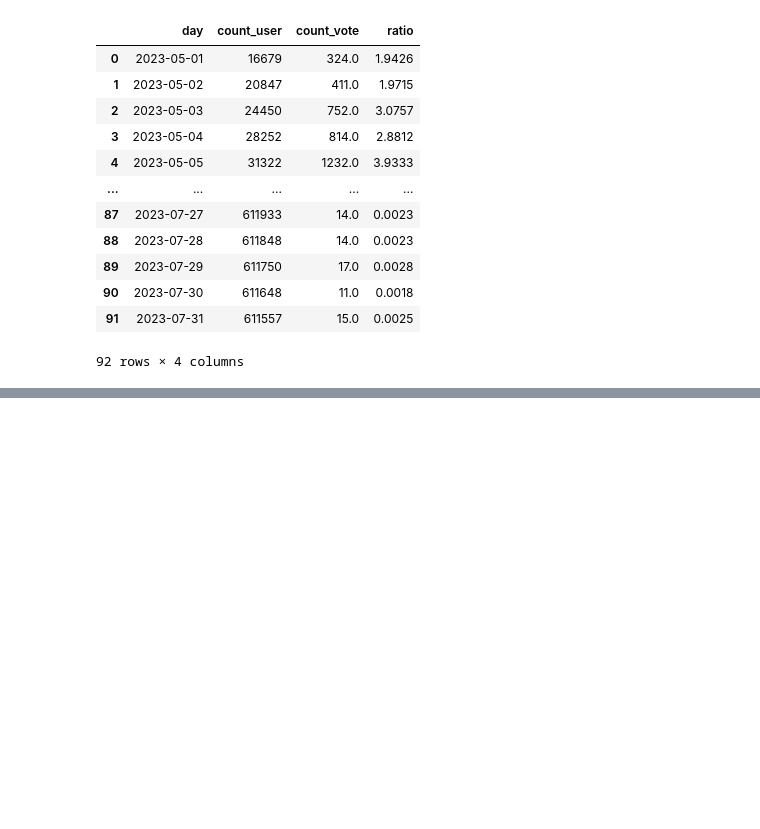
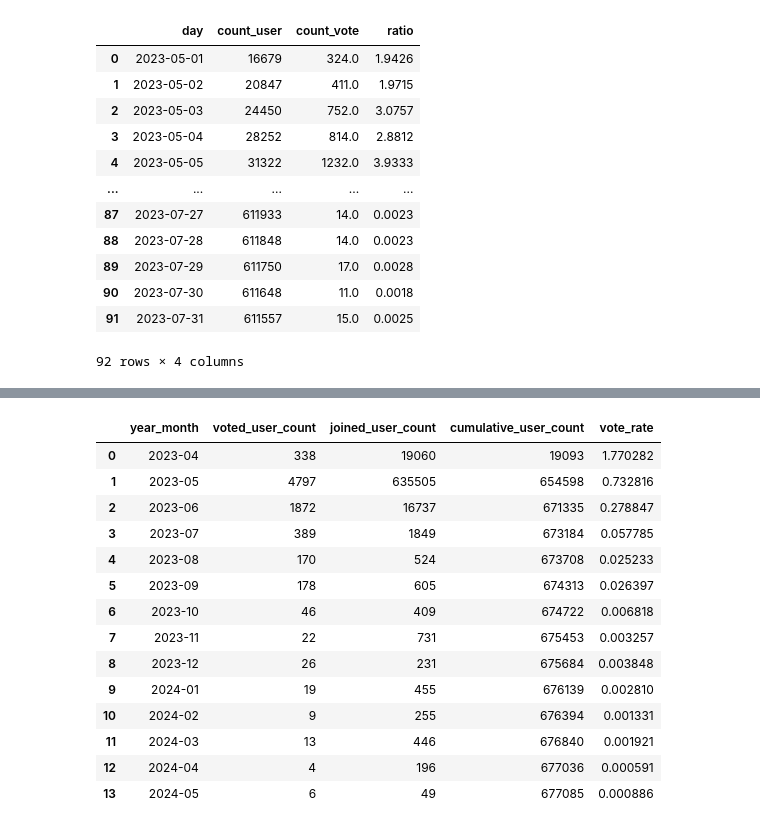
Before and after one commit to saeraniren/advanced_project, a Jupyter notebook: 고급_accounts_userquestionrecord_투표기록.ipynb, the cells around one changed output, grey strips where cells are left out. Drawn from its saved outputs; the diff is of its cells as text; code cells hidden in the pictures; blank space fills up the shorter version.

```diff
--- a/고급_accounts_userquestionrecord_투표기록.ipynb
+++ b/고급_accounts_userquestionrecord_투표기록.ipynb
@@ -936,0 +947,10 @@ vote_rate_df
+# %%
+# created_at이 datetime 형식인지 확인
+userquestionrecord_df['created_at'] = pd.to_datetime(userquestionrecord_df['created_at'])
+
+# 투표 기록 기준으로 year-month 추출
+userquestionrecord_df['year_month'] = userquestionrecord_df['created_at'].dt.to_period('M')
+
+# 1. 월별 투표 유저 수
+monthly_voted = userquestionrecord_df.groupby('year_month')['user_id'].nunique().reset_index()
+monthly_voted.columns = ['year_month', 'voted_user_count']
@@ -936,0 +1024,30 @@ vote_rate_df
+# %%
+# 월별 투표 유저 수와 누적 가입자 수 병합
+monthly = pd.merge(monthly_voted, monthly_joined, on='year_month', how='left')
+
+# NaN 처리
+monthly['voted_user_count'] = monthly['voted_user_count'].fillna(0)
+monthly['cumulative_user_count'] = monthly['cumulative_user_count'].fillna(method='ffill')
+
+# 누적 가입자를 기준으로 투표율 재계산
+monthly['vote_rate'] = (monthly['voted_user_count'] / monthly['cumulative_user_count']) * 100
+
+# 보기 좋게 정리
+monthly['year_month'] = monthly['year_month'].astype(str)
+monthly
+# %% [output]
+|  | year_month | voted_user_count | joined_user_count | cumulative_user_count | vote_rate |
+| 0 | 2023-04 | 338 | 19060 | 19093 | 1.770282 |
+| 1 | 2023-05 | 4797 | 635505 | 654598 | 0.732816 |
+| 2 | 2023-06 | 1872 | 16737 | 671335 | 0.278847 |
+| 3 | 2023-07 | 389 | 1849 | 673184 | 0.057785 |
+| 4 | 2023-08 | 170 | 524 | 673708 | 0.025233 |
+| 5 | 2023-09 | 178 | 605 | 674313 | 0.026397 |
+| 6 | 2023-10 | 46 | 409 | 674722 | 0.006818 |
+| 7 | 2023-11 | 22 | 731 | 675453 | 0.003257 |
+| 8 | 2023-12 | 26 | 231 | 675684 | 0.003848 |
+| 9 | 2024-01 | 19 | 455 | 676139 | 0.002810 |
+| 10 | 2024-02 | 9 | 255 | 676394 | 0.001331 |
+| 11 | 2024-03 | 13 | 446 | 676840 | 0.001921 |
+| 12 | 2024-04 | 4 | 196 | 677036 | 0.000591 |
+| 13 | 2024-05 | 6 | 49 | 677085 | 0.000886 |
```
Also changed, not shown: parts of 13 cells of this notebook, 12 other files.
